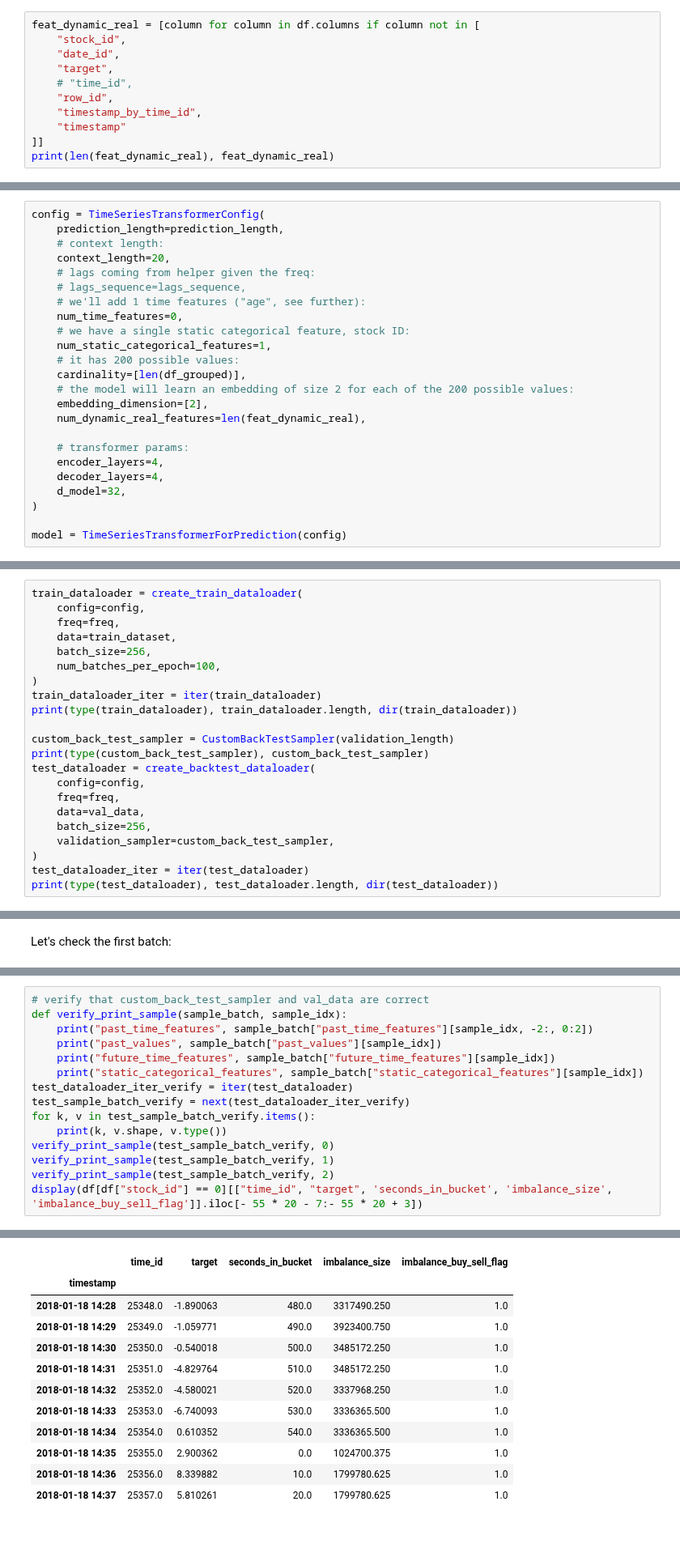
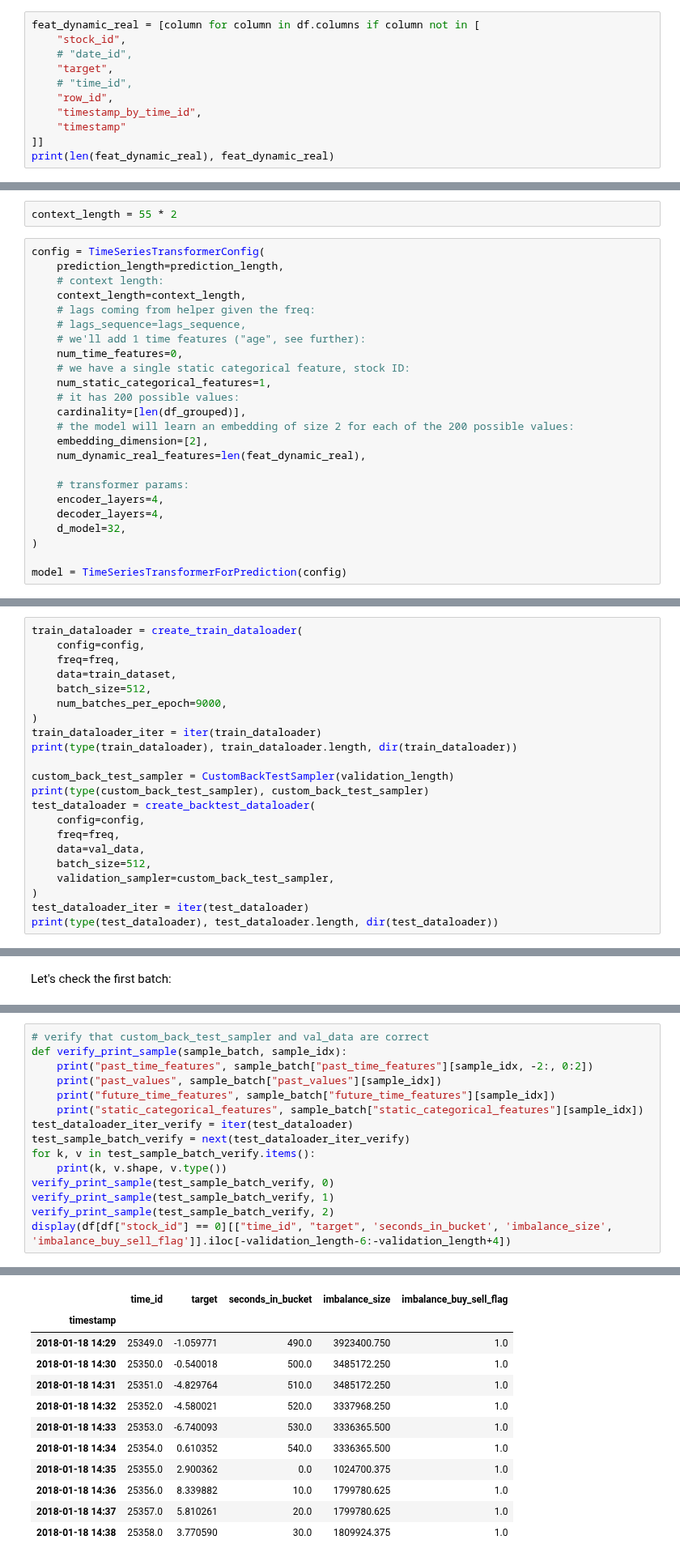
Before and after one commit to florencetsang/optiver2023, a Jupyter notebook: florence/time-series-transformer.ipynb, the cells around one changed output, grey strips where cells are left out. Shown at 81% size. Cells and saved outputs as stored; diff of their text form; blank space fills up the shorter version.

Commit message:
Change context length, add date id, change batch size and batches per epoch, baseline.

```diff
--- a/florence/time-series-transformer.ipynb
+++ b/florence/time-series-transformer.ipynb
@@ -381,7 +332,7 @@ Index(['stock_id', 'date_id', 'seconds_in_bucket', 'imbalance_size',
 # %%
 feat_dynamic_real = [column for column in df.columns if column not in [
     "stock_id",
-    "date_id",
+    # "date_id",
     "target",
     # "time_id",
     "row_id",
@@ -549,11 +498,13 @@ print(time_features)
 In this case, there's only a single feature, namely "month of year". This means that for each time step, we'll add the month as a scalar value (e.g. `1` in case the timestamp is "january", `2` in case the timestamp is "february", etc.).
 
 We now have everything to define the model:
+# %%
+context_length = 55 * 2
 # %%
 config = TimeSeriesTransformerConfig(
     prediction_length=prediction_length,
     # context length:
-    context_length=20,
+    context_length=context_length,
     # lags coming from helper given the freq:
     # lags_sequence=lags_sequence,
     # we'll add 1 time features ("age", see further):
@@ -893,8 +844,8 @@ train_dataloader = create_train_dataloader(
     config=config,
     freq=freq,
     data=train_dataset,
-    batch_size=256,
-    num_batches_per_epoch=100,
+    batch_size=512,
+    num_batches_per_epoch=9000,
 )
 train_dataloader_iter = iter(train_dataloader)
 print(type(train_dataloader), train_dataloader.length, dir(train_dataloader))
@@ -905,7 +856,7 @@ test_dataloader = create_backtest_dataloader(
     config=config,
     freq=freq,
     data=val_data,
-    batch_size=256,
+    batch_size=512,
     validation_sampler=custom_back_test_sampler,
 )
 test_dataloader_iter = iter(test_dataloader)
@@ -960,5 +911,5 @@ for k, v in test_sample_batch_verify.items():
 verify_print_sample(test_sample_batch_verify, 0)
 verify_print_sample(test_sample_batch_verify, 1)
 verify_print_sample(test_sample_batch_verify, 2)
-display(df[df["stock_id"] == 0][["time_id", "target", 'seconds_in_bucket', 'imbalance_size', 'imbalance_buy_sell_flag']].iloc[- 55 * 20 - 7:- 55 * 20 + 3])
+display(df[df["stock_id"] == 0][["time_id", "target", 'seconds_in_bucket', 'imbalance_size', 'imbalance_buy_sell_flag']].iloc[-validation_length-6:-validation_length+4])
 # %% [output]
@@ -981,7 +932,6 @@ future_time_features tensor([[ 0.0000e+00,  1.0247e+06,  1.0000e+00,  1.0003e+00
 static_categorical_features tensor(0)
 |  | time_id | target | seconds_in_bucket | imbalance_size | imbalance_buy_sell_flag |
 | timestamp |  |  |  |  |  |
-| 2018-01-18 14:28 | 25348.0 | -1.890063 | 480.0 | 3317490.250 | 1.0 |
 | 2018-01-18 14:29 | 25349.0 | -1.059771 | 490.0 | 3923400.750 | 1.0 |
 | 2018-01-18 14:30 | 25350.0 | -0.540018 | 500.0 | 3485172.250 | 1.0 |
 | 2018-01-18 14:31 | 25351.0 | -4.829764 | 510.0 | 3485172.250 | 1.0 |
@@ -991,6 +941,7 @@ static_categorical_features tensor(0)
 | 2018-01-18 14:35 | 25355.0 | 2.900362 | 0.0 | 1024700.375 | 1.0 |
 | 2018-01-18 14:36 | 25356.0 | 8.339882 | 10.0 | 1799780.625 | 1.0 |
 | 2018-01-18 14:37 | 25357.0 | 5.810261 | 20.0 | 1799780.625 | 1.0 |
+| 2018-01-18 14:38 | 25358.0 | 3.770590 | 30.0 | 1809924.375 | 1.0 |
 # %% [markdown]
 As can be seen, we don't feed `input_ids` and `attention_mask` to the encoder (as would be the case for NLP models), but rather `past_values`, along with `past_observed_mask`, `past_time_features`, and `static_categorical_features`.
 
```
Also changed, not shown: parts of 29 cells of this notebook.
